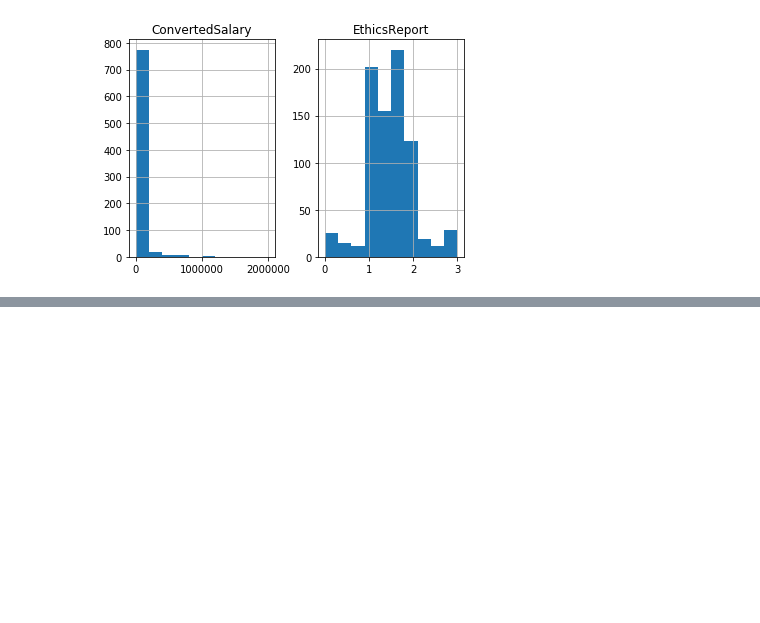
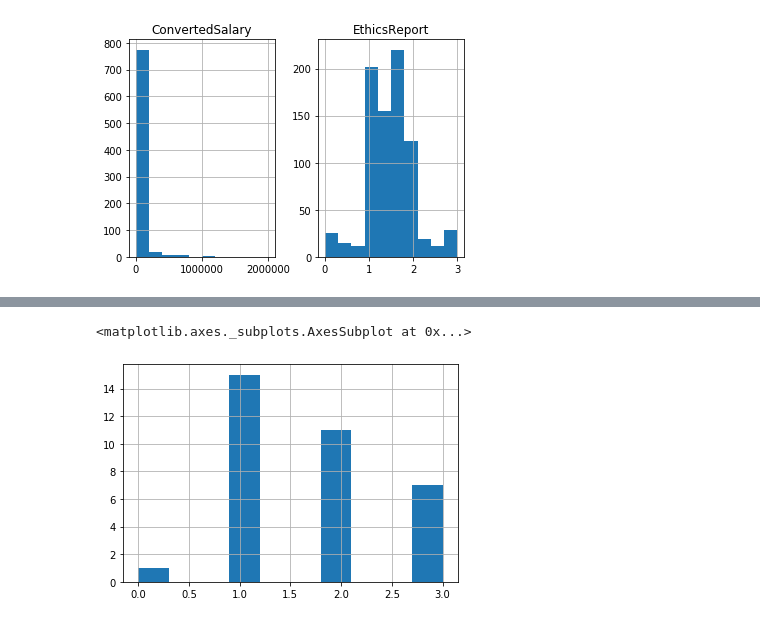
Before and after one commit to dcmesh/EECS-442-Project, a Jupyter notebook: EECS 442 - Final Project.ipynb, the cells around one changed output, grey strips where cells are left out. Drawn from its saved outputs; the diff is of its cells as text; code cells hidden in the pictures; blank space fills up the shorter version.

```diff
--- a/EECS 442 - Final Project.ipynb
+++ b/EECS 442 - Final Project.ipynb
@@ -278,6 +278,4 @@ Name: 1, dtype: float64
 # %%
 stratified = quantified_survey_results.copy()
 stratified = stratified.drop(columns=["Respondent"])
-stratified = stratified.groupby(['EducationParents', 'FormalEducation', 'EthicalImplications', 'Employment']).mean()
-
-stratified
+stratified = stratified.groupby(['EducationParents', 'FormalEducation', 'EthicalImplications', 'Employment'])
@@ -307,0 +335,5 @@ array([[<matplotlib.axes._subplots.AxesSubplot object at 0x...>,
+# %%
+stratified.get_group((1, 1, 1, 1))['EthicsReport'].hist()
+# %% [output]
+<matplotlib.axes._subplots.AxesSubplot at 0x...>
+[figure, added]
```
Also changed, not shown: parts of 9 cells of this notebook.
